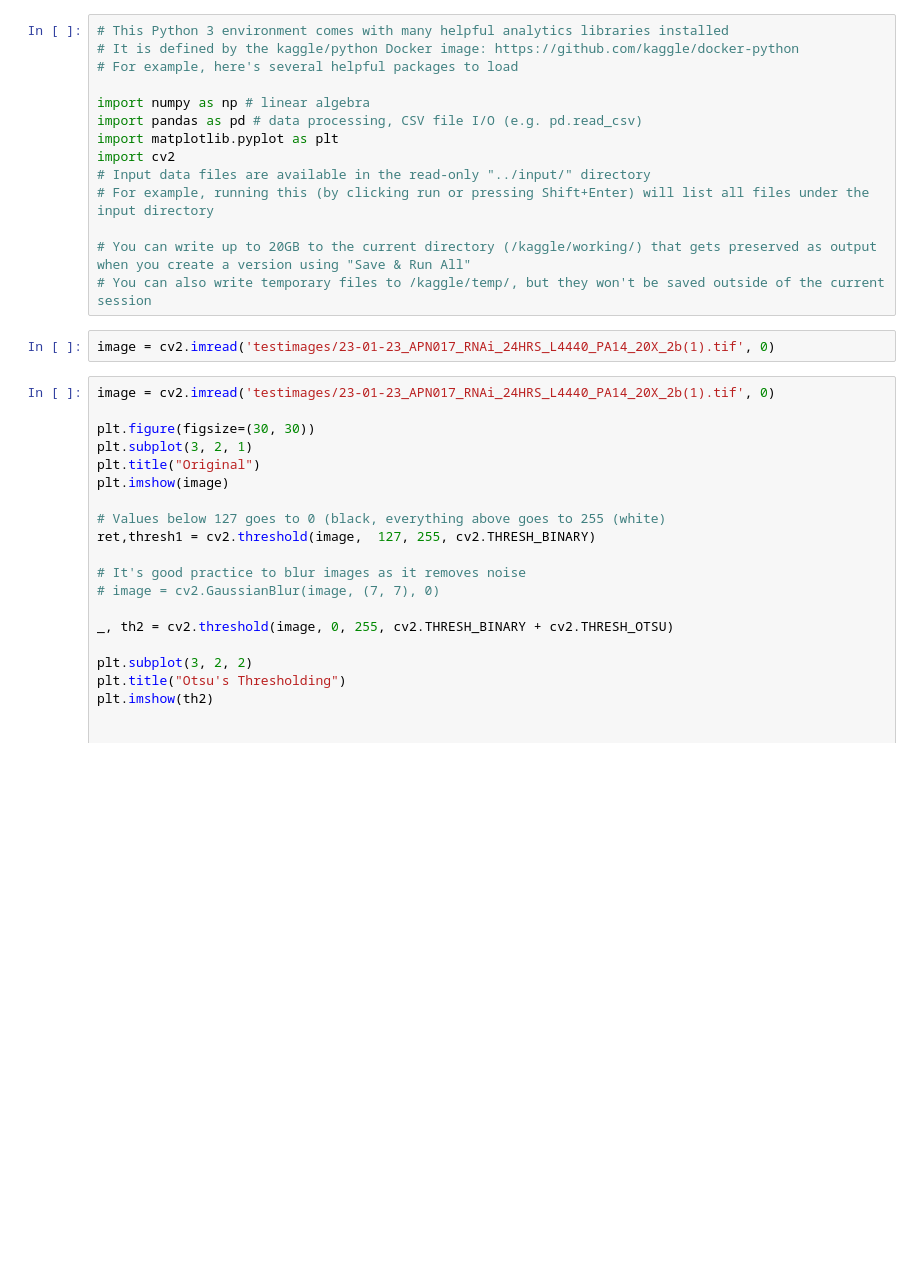
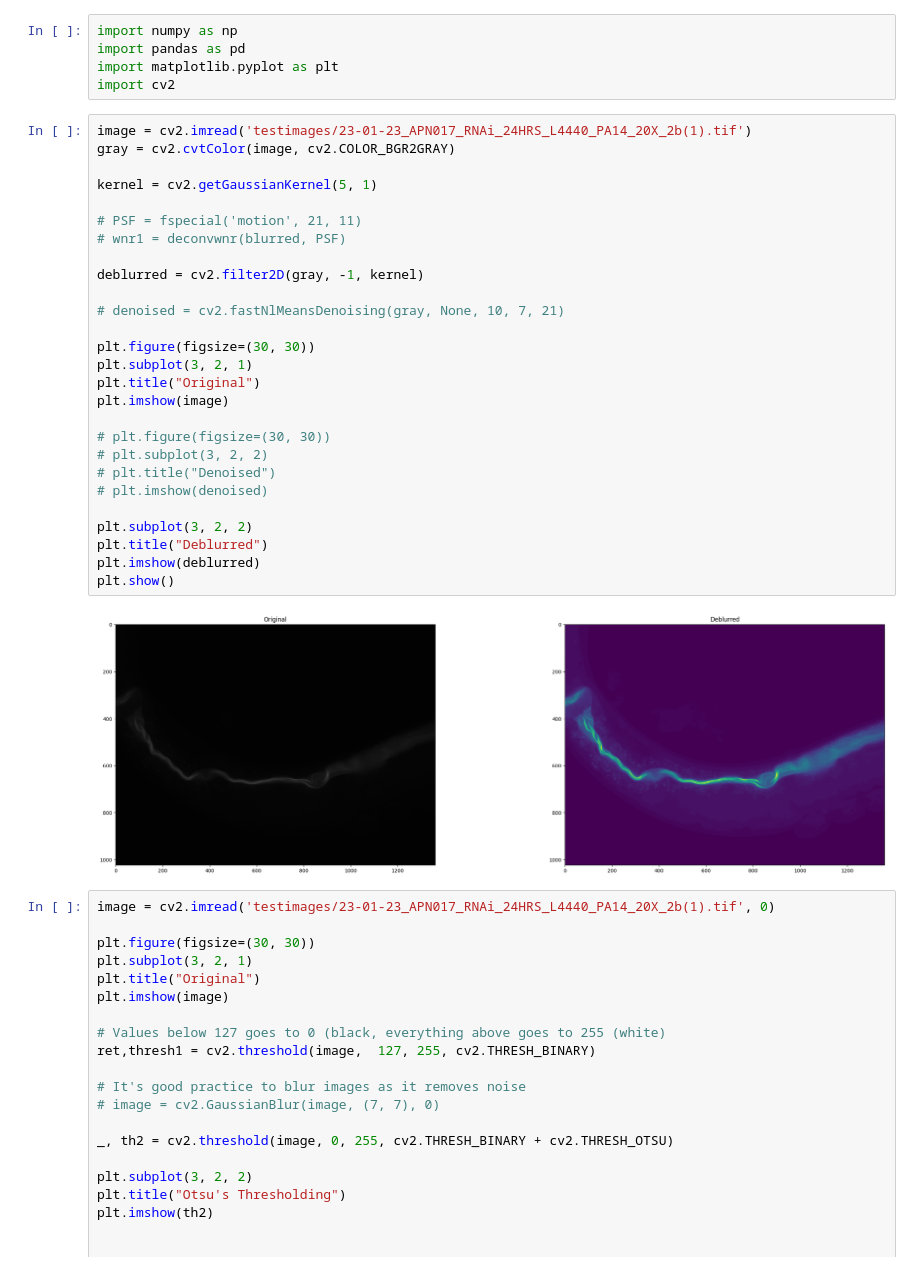
Before and after one commit to Hrsh-Venket/OpenCV-intestinal-deformations, a Jupyter notebook: opencv-intestinal-deformations- .ipynb, the cells around one changed output. Saved outputs shown, nothing was run; the diff lists cells and outputs as text; blank space fills up the shorter version.

```diff
--- a/opencv-intestinal-deformations- .ipynb
+++ b/opencv-intestinal-deformations- .ipynb
@@ -1,19 +1,37 @@
 # %%
-# This Python 3 environment comes with many helpful analytics libraries installed
-# It is defined by the kaggle/python Docker image: https://github.com/kaggle/docker-python
-# For example, here's several helpful packages to load
-
-import numpy as np # linear algebra
-import pandas as pd # data processing, CSV file I/O (e.g. pd.read_csv)
+import numpy as np
+import pandas as pd
 import matplotlib.pyplot as plt
 import cv2
-# Input data files are available in the read-only "../input/" directory
-# For example, running this (by clicking run or pressing Shift+Enter) will list all files under the input directory
-
-# You can write up to 20GB to the current directory (/kaggle/working/) that gets preserved as output when you create a version using "Save & Run All"
-# You can also write temporary files to /kaggle/temp/, but they won't be saved outside of the current session
 # %%
-image = cv2.imread('testimages/23-01-23_APN017_RNAi_24HRS_L4440_PA14_20X_2b(1).tif', 0)
+image = cv2.imread('testimages/23-01-23_APN017_RNAi_24HRS_L4440_PA14_20X_2b(1).tif')
+gray = cv2.cvtColor(image, cv2.COLOR_BGR2GRAY)
+
+kernel = cv2.getGaussianKernel(5, 1)
+
+# PSF = fspecial('motion', 21, 11)
+# wnr1 = deconvwnr(blurred, PSF)
+
+deblurred = cv2.filter2D(gray, -1, kernel)
+
+# denoised = cv2.fastNlMeansDenoising(gray, None, 10, 7, 21)
+
+plt.figure(figsize=(30, 30))
+plt.subplot(3, 2, 1)
+plt.title("Original")
+plt.imshow(image)
+
+# plt.figure(figsize=(30, 30))
+# plt.subplot(3, 2, 2)
+# plt.title("Denoised")
+# plt.imshow(denoised)
+
+plt.subplot(3, 2, 2)
+plt.title("Deblurred")
+plt.imshow(deblurred)
+plt.show()
+# %% [output]
+[figure, added]
 # %%
 image = cv2.imread('testimages/23-01-23_APN017_RNAi_24HRS_L4440_PA14_20X_2b(1).tif', 0)
 
```
